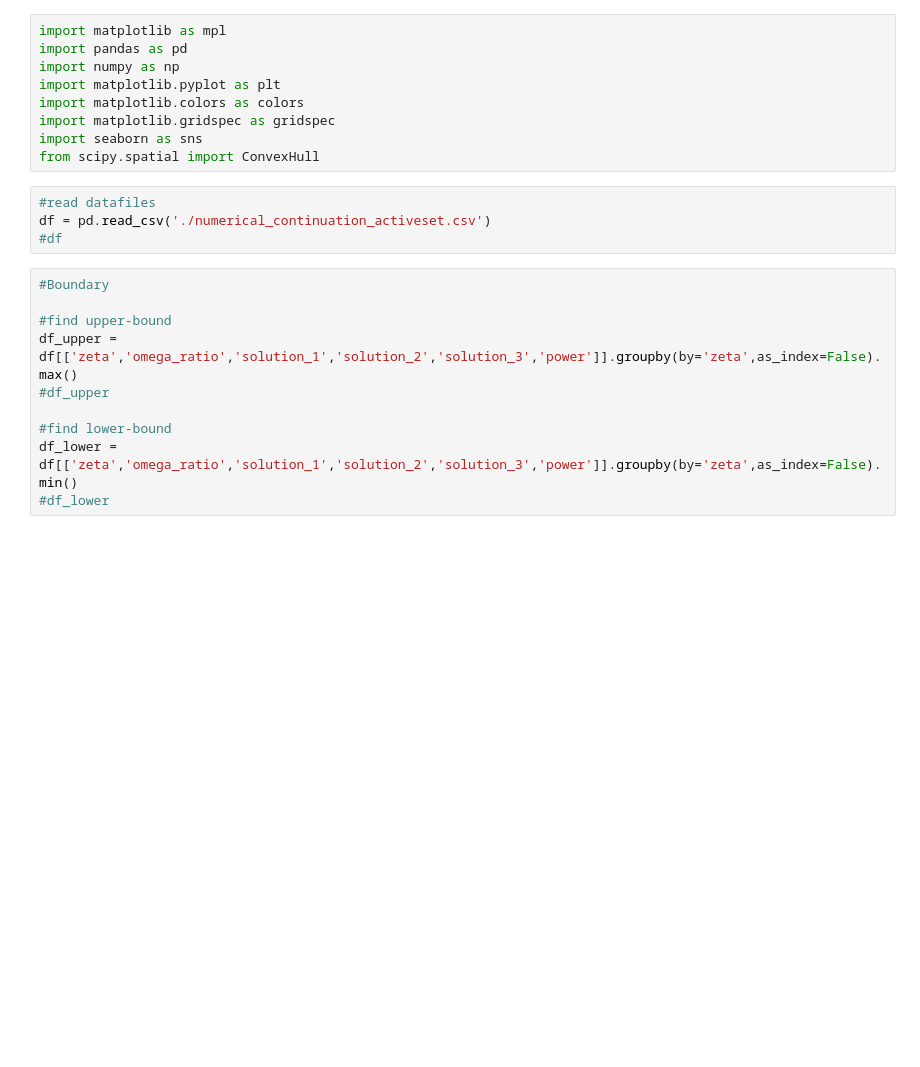
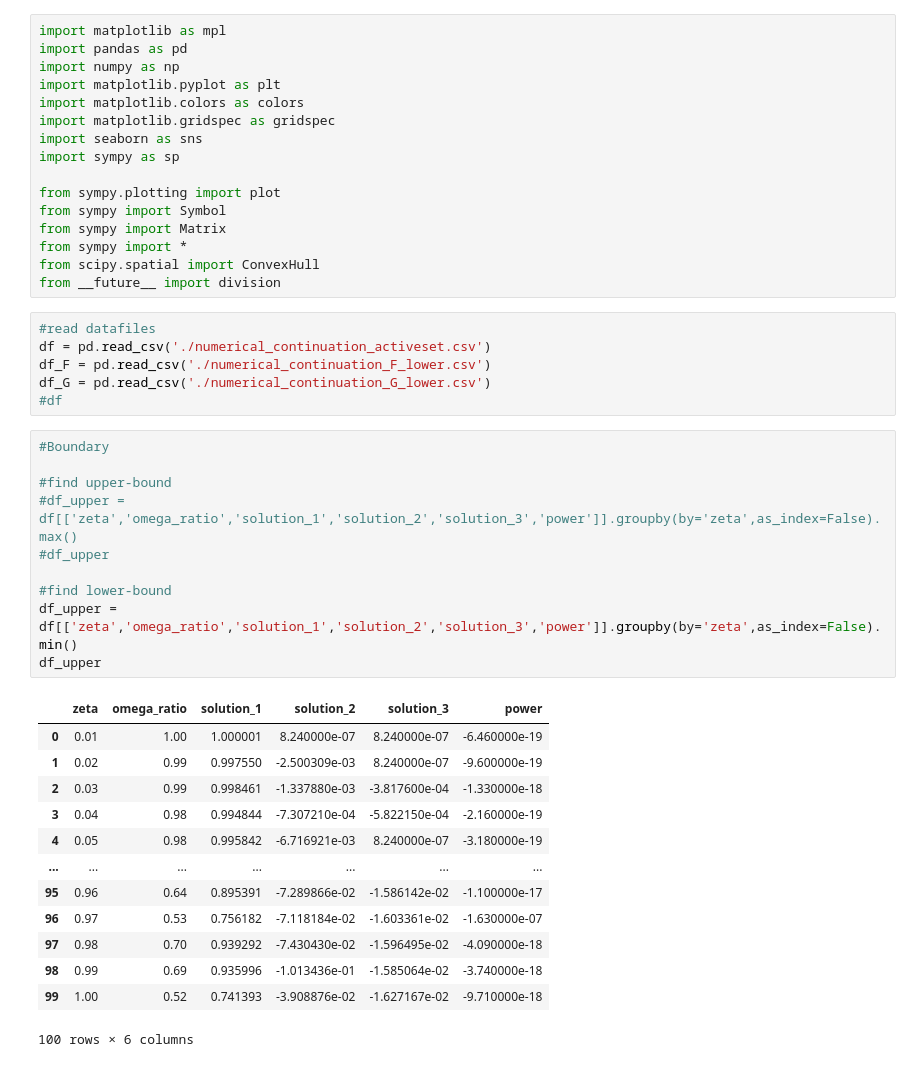
Before and after one commit to CharonDelMar/Master-Thesis, a Jupyter notebook: Master Thesis background/plot code/Workloop.ipynb, the cells around one changed output. Drawn from its saved outputs; the diff is of its cells as text; blank space fills up the shorter version.

```diff
--- a/Master Thesis background/plot code/Workloop.ipynb
+++ b/Master Thesis background/plot code/Workloop.ipynb
@@ -6,18 +6,41 @@ import matplotlib.pyplot as plt
 import matplotlib.colors as colors
 import matplotlib.gridspec as gridspec
 import seaborn as sns
+import sympy as sp
+
+from sympy.plotting import plot
+from sympy import Symbol
+from sympy import Matrix
+from sympy import *
 from scipy.spatial import ConvexHull
+from __future__ import division
 # %%
 #read datafiles
 df = pd.read_csv('./numerical_continuation_activeset.csv')
+df_F = pd.read_csv('./numerical_continuation_F_lower.csv')
+df_G = pd.read_csv('./numerical_continuation_G_lower.csv')
 #df
 # %%
 #Boundary
 
 #find upper-bound
-df_upper = df[['zeta','omega_ratio','solution_1','solution_2','solution_3','power']].groupby(by='zeta',as_index=False).max()
+#df_upper = df[['zeta','omega_ratio','solution_1','solution_2','solution_3','power']].groupby(by='zeta',as_index=False).max()
 #df_upper
 
 #find lower-bound
-df_lower = df[['zeta','omega_ratio','solution_1','solution_2','solution_3','power']].groupby(by='zeta',as_index=False).min()
-#df_lower
+df_upper = df[['zeta','omega_ratio','solution_1','solution_2','solution_3','power']].groupby(by='zeta',as_index=False).min()
+df_upper
+# %% [output]
+|  | zeta | omega_ratio | solution_1 | solution_2 | solution_3 | power |
+| 0 | 0.01 | 1.00 | 1.000001 | 8.240000e-07 | 8.240000e-07 | -6.460000e-19 |
+| 1 | 0.02 | 0.99 | 0.997550 | -2.500309e-03 | 8.240000e-07 | -9.600000e-19 |
+| 2 | 0.03 | 0.99 | 0.998461 | -1.337880e-03 | -3.817600e-04 | -1.330000e-18 |
+| 3 | 0.04 | 0.98 | 0.994844 | -7.307210e-04 | -5.822150e-04 | -2.160000e-19 |
+| 4 | 0.05 | 0.98 | 0.995842 | -6.716921e-03 | 8.240000e-07 | -3.180000e-19 |
+| ... | ... | ... | ... | ... | ... | ... |
+| 95 | 0.96 | 0.64 | 0.895391 | -7.289866e-02 | -1.586142e-02 | -1.100000e-17 |
+| 96 | 0.97 | 0.53 | 0.756182 | -7.118184e-02 | -1.603361e-02 | -1.630000e-07 |
+| 97 | 0.98 | 0.70 | 0.939292 | -7.430430e-02 | -1.596495e-02 | -4.090000e-18 |
+| 98 | 0.99 | 0.69 | 0.935996 | -1.013436e-01 | -1.585064e-02 | -3.740000e-18 |
+| 99 | 1.00 | 0.52 | 0.741393 | -3.908876e-02 | -1.627167e-02 | -9.710000e-18 |
+100 rows × 6 columns
```
Also changed, not shown: parts of 6 cells of this notebook.
